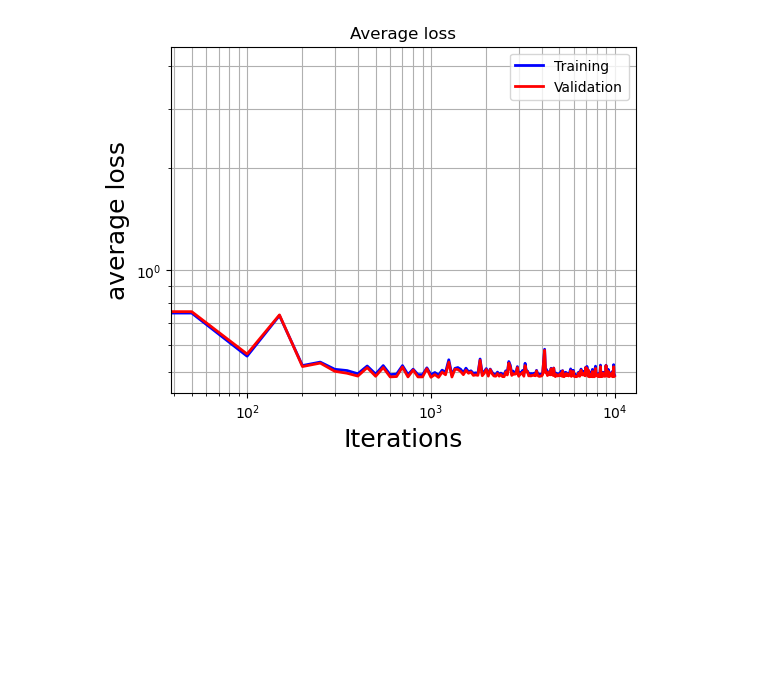
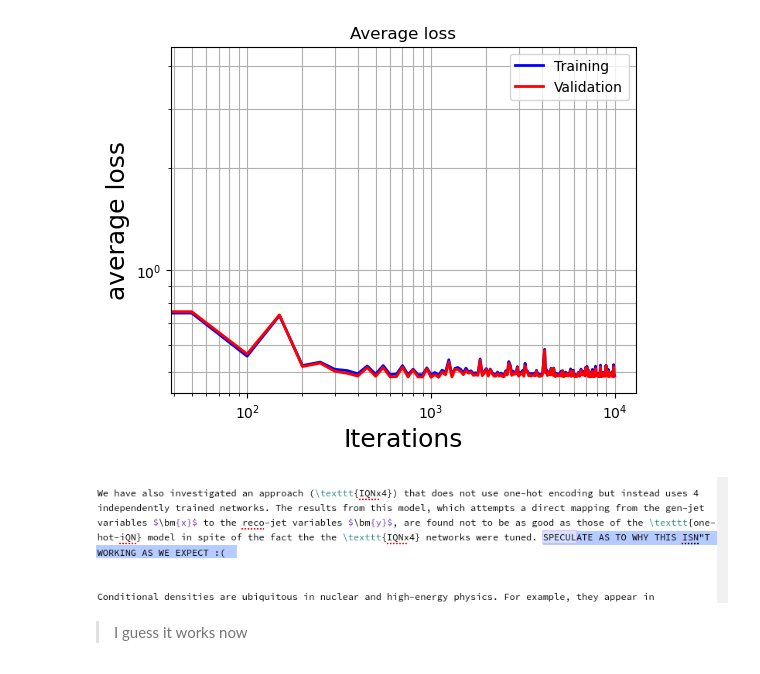
Before and after one commit to AliAlkadhim/torchQN, a Jupyter notebook: Braden_Scaling_TrainEval_Mass.ipynb, the cells around one changed output. Drawn from its saved outputs; the diff is of its cells as text; code cells hidden in the pictures; blank space fills up the shorter version.

```diff
--- a/Braden_Scaling_TrainEval_Mass.ipynb
+++ b/Braden_Scaling_TrainEval_Mass.ipynb
@@ -124,4 +124,40 @@ def get_model_params():
 # Explore the Dataframe and preprocess
 # %% [markdown]
 # idea: do another flowchart for how IQN works autoregressively to get $p_T'$, etc
+# %%
+def show_jupyter_image(image_filename):
+    """ Make sure image_filename is in your IQN_BASE !"""
+    display(Image(os.path.join(IQN_BASE,image_filename), width = 1300, height = 300  ))
+
+
+def use_svg_display():
+    """Use the svg format to display a plot in Jupyter (better quality)"""
+    from matplotlib_inline import backend_inline
+    backend_inline.set_matplotlib_formats('svg')
+
+def reset_plt_params():
+    mpl.rcParams.update(mpl.rcParamsDefault)
+
+def show_plot(legend=None):
+    use_svg_display()
+    plt.tight_layout();
+    plt.show()
+    if legend:
+        plt.legend(loc='best')
+
+def set_axes(ax, xlabel, ylabel, xmin, xmax, ymin=None, ymax=None, title=None):
+    use_svg_display()
+    ax.set_xlabel(xlabel)
+    ax.set_ylabel(ylabel)
+    ax.set_xlim(xmin, xmax)
+
+    if ax.get_title()  != '':
+        #if the axes does have a title (plot
+        ax.set_title(title)
+    if ax.legend():
+        ax.legend()
+    if ymin and ymax:
+        ax.set_ylim(ymin, ymax)
+
+    plt.show()
 # %%
@@ -922,3 +1050,9 @@ def main():
 
 if __name__ == "__main__":
     main()
+# %%
+show_jupyter_image('screenshot.png')
+# %% [output]
+[figure, added]
+# %% [markdown]
+> I guess it works now
```
Also changed, not shown: parts of 10 cells of this notebook, 2 other files.
